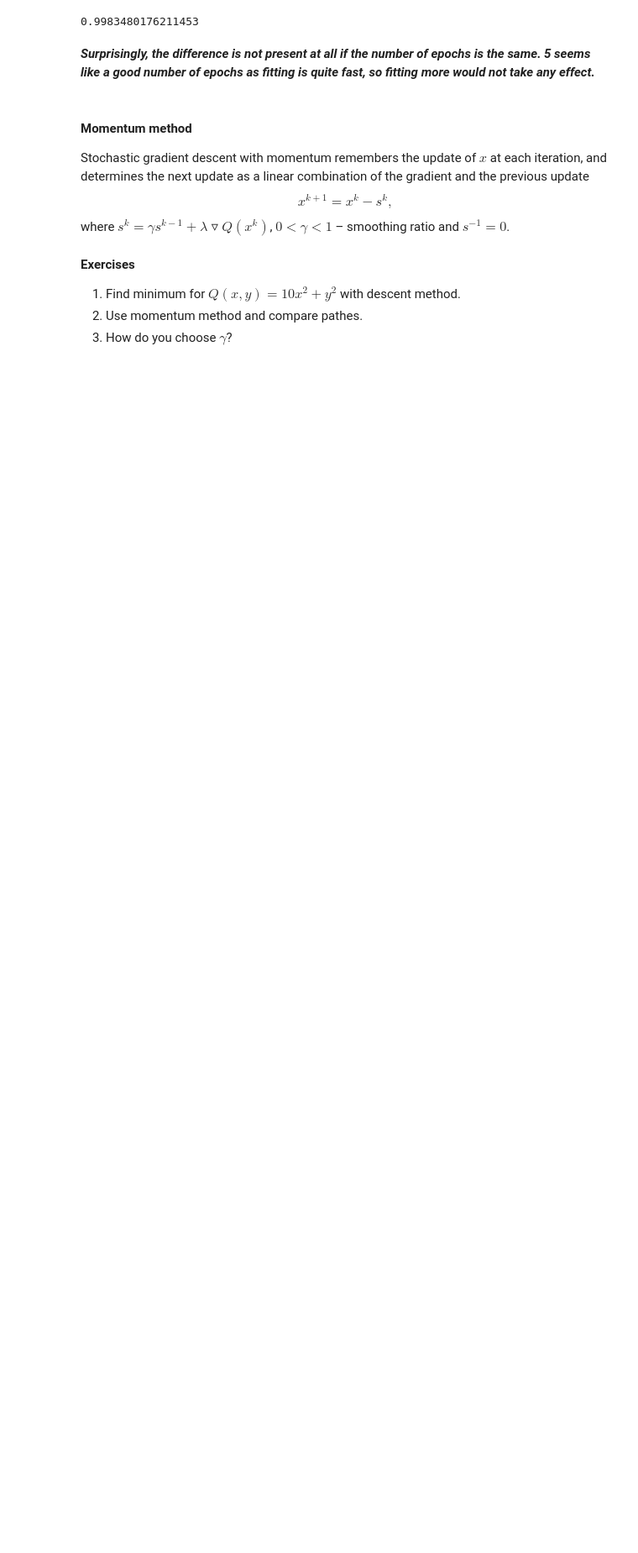
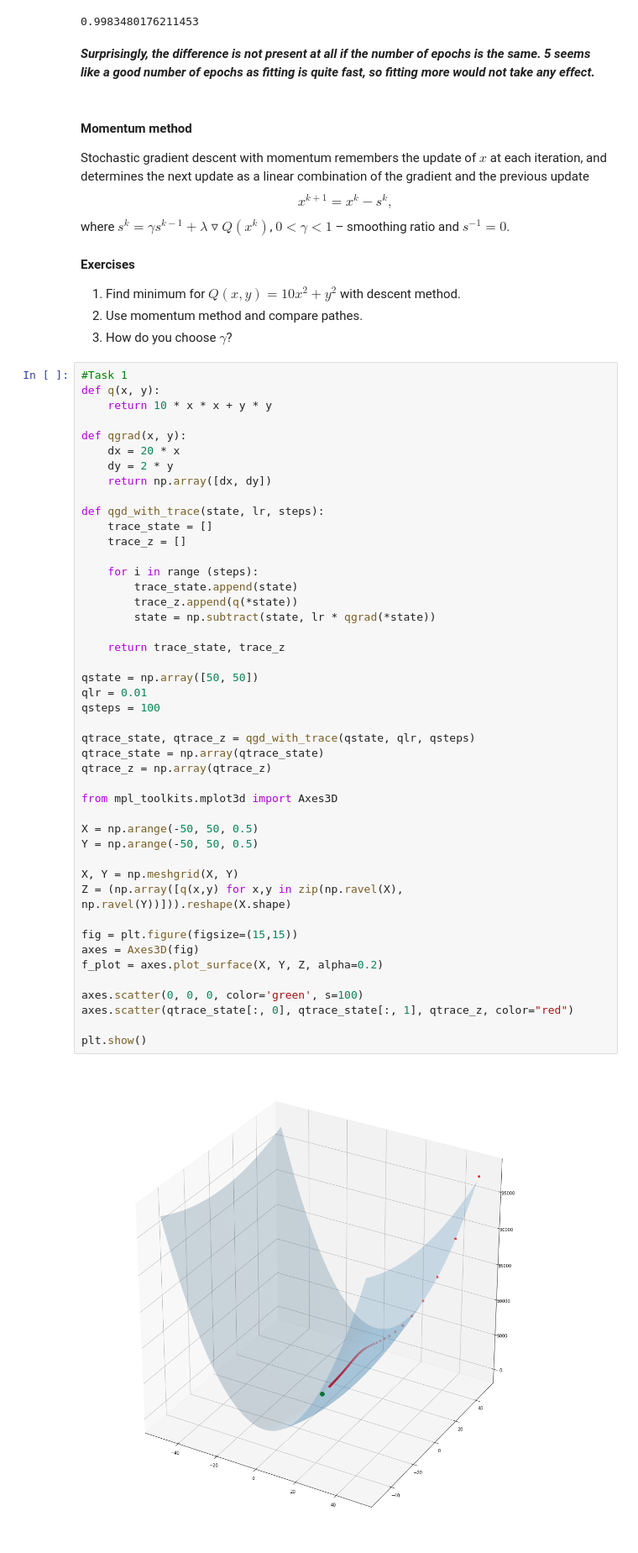
Before and after one commit to raccooncoder/Sonia, a Jupyter notebook: lab-1.ipynb, the cells around one changed output. Shown at 84% size. Cells and saved outputs as stored; diff of their text form; blank space fills up the shorter version.

```diff
--- a/lab-1.ipynb
+++ b/lab-1.ipynb
@@ -494,3 +494,50 @@ $$x^{k+1} = x^{k} - s^{k},$$ where $s^k = \gamma s^{k-1} + \lambda\triangledown
 1. Find minimum for $Q(x,y)=10x^2+y^2$ with descent method.
 2. Use momentum method and compare pathes.
 3. How do you choose $\gamma$?
+# %%
+#Task 1
+def q(x, y):
+    return 10 * x * x + y * y
+
+def qgrad(x, y):
+    dx = 20 * x
+    dy = 2 * y
+    return np.array([dx, dy])
+
+def qgd_with_trace(state, lr, steps):
+    trace_state = []
+    trace_z = []
+
+    for i in range (steps):
+        trace_state.append(state)
+        trace_z.append(q(*state))
+        state = np.subtract(state, lr * qgrad(*state))
+
+    return trace_state, trace_z
+
+qstate = np.array([50, 50])
+qlr = 0.01
+qsteps = 100
+
+qtrace_state, qtrace_z = qgd_with_trace(qstate, qlr, qsteps)
+qtrace_state = np.array(qtrace_state)
+qtrace_z = np.array(qtrace_z)
+
+from mpl_toolkits.mplot3d import Axes3D
+
+X = np.arange(-50, 50, 0.5)
+Y = np.arange(-50, 50, 0.5)
+
+X, Y = np.meshgrid(X, Y)
+Z = (np.array([q(x,y) for x,y in zip(np.ravel(X), np.ravel(Y))])).reshape(X.shape)
+
+fig = plt.figure(figsize=(15,15))
+axes = Axes3D(fig)
+f_plot = axes.plot_surface(X, Y, Z, alpha=0.2)
+
+axes.scatter(0, 0, 0, color='green', s=100)
+axes.scatter(qtrace_state[:, 0], qtrace_state[:, 1], qtrace_z, color="red")
+
+plt.show()
+# %% [output]
+[figure, added]
```
Also changed, not shown: parts of 5 cells of this notebook.
